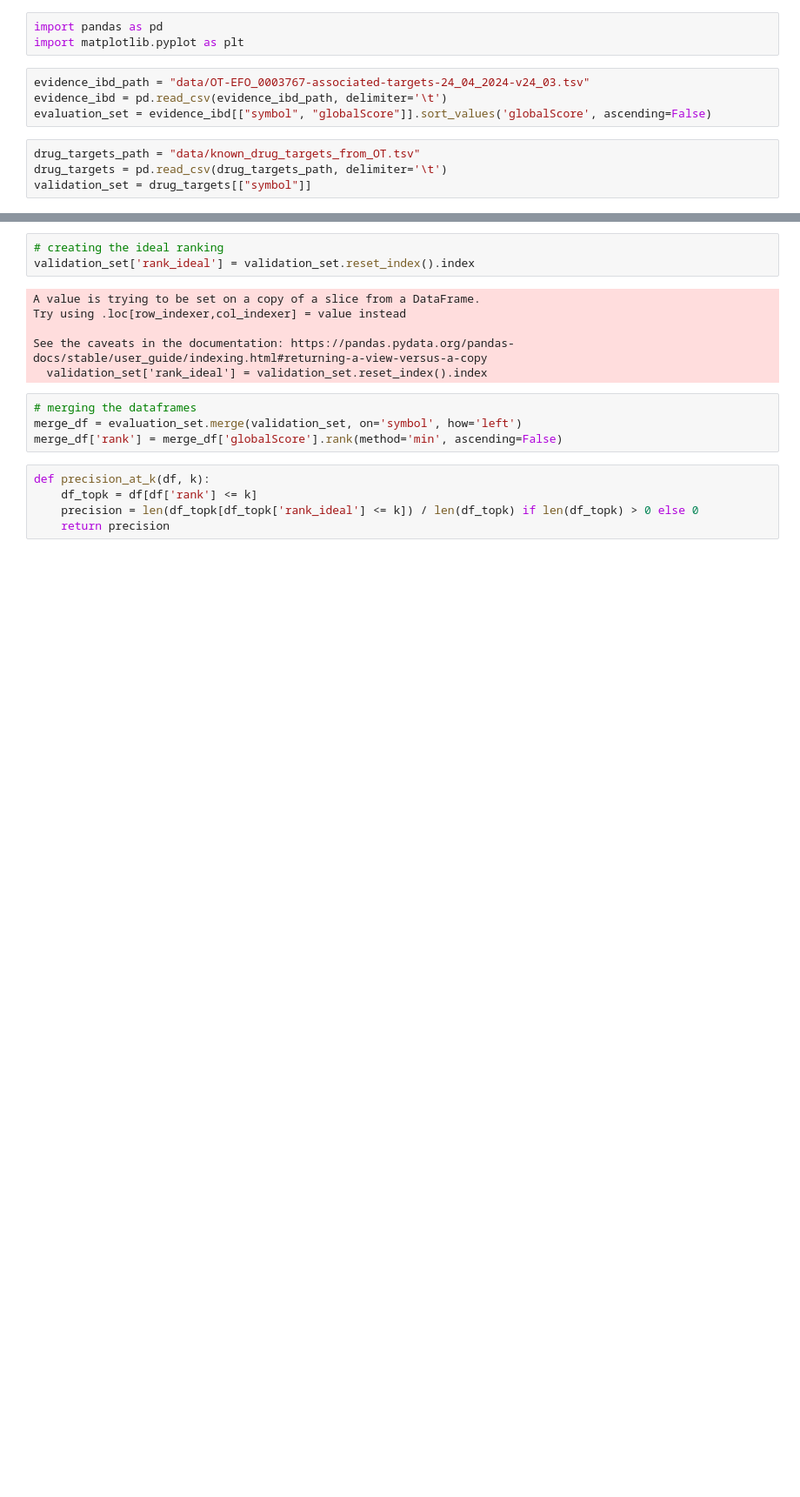
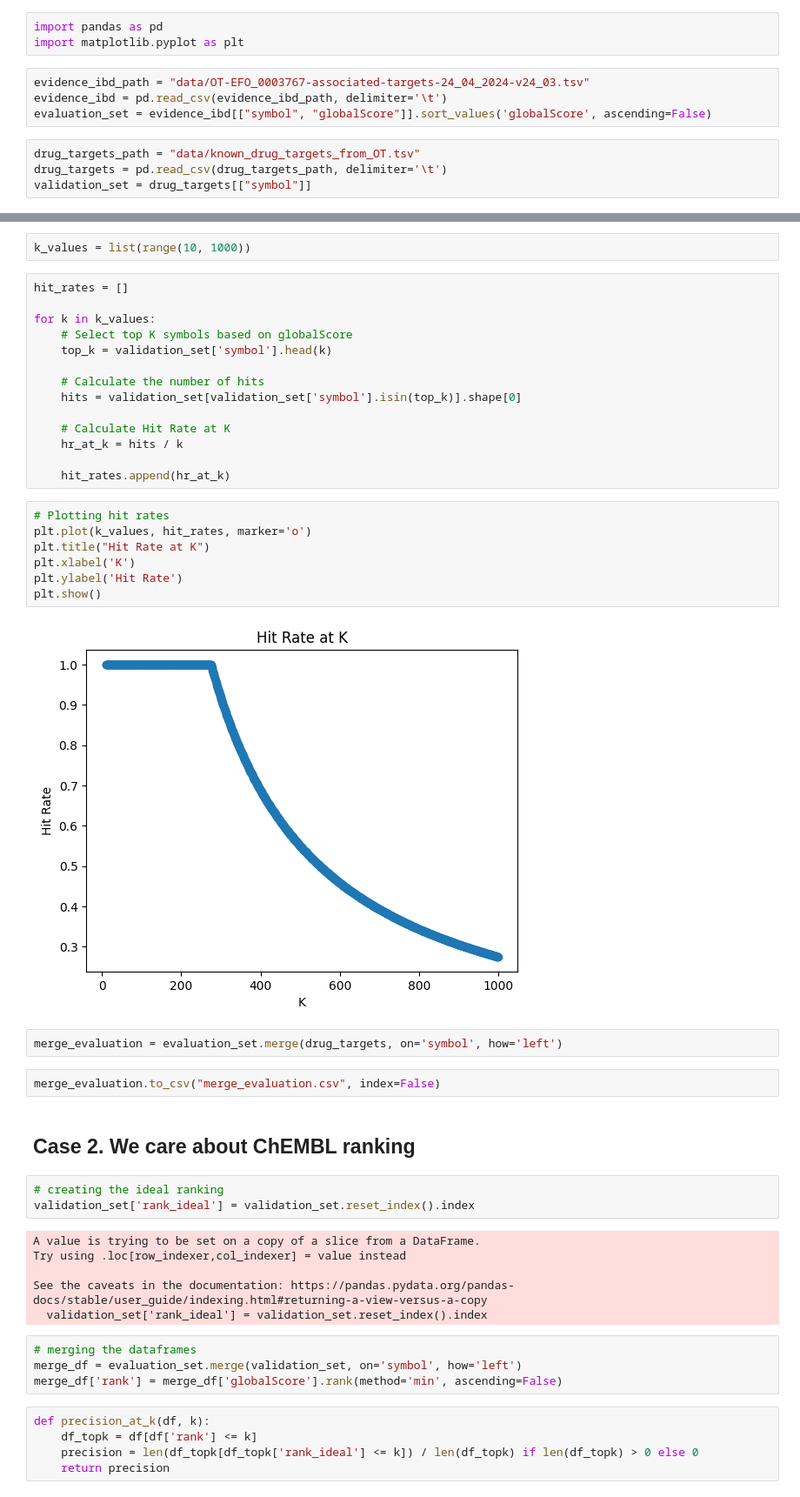
Before and after one commit to polrus/IBD_target_engine, a Jupyter notebook: mvp/ibd_engine_mvp.ipynb, the cells around one changed output, grey strips where cells are left out. Shown at 87% size. Cells and saved outputs as stored; diff of their text form; blank space fills up the shorter version.

Commit message:
hit rate incorporated

```diff
--- a/mvp/ibd_engine_mvp.ipynb
+++ b/mvp/ibd_engine_mvp.ipynb
@@ -31,3 +41,34 @@ validation_set = drug_targets[["symbol"]]
+# %%
+k_values = list(range(10, 1000))
+# %%
+hit_rates = []
+
+for k in k_values:
+    # Select top K symbols based on globalScore
+    top_k = validation_set['symbol'].head(k)
+
+    # Calculate the number of hits
+    hits = validation_set[validation_set['symbol'].isin(top_k)].shape[0]
+
+    # Calculate Hit Rate at K
+    hr_at_k = hits / k
+
+    hit_rates.append(hr_at_k)
+# %%
+# Plotting hit rates
+plt.plot(k_values, hit_rates, marker='o')
+plt.title("Hit Rate at K")
+plt.xlabel('K')
+plt.ylabel('Hit Rate')
+plt.show()
+# %% [output]
+[figure, added]
+# %%
+merge_evaluation = evaluation_set.merge(drug_targets, on='symbol', how='left')
+# %%
+merge_evaluation.to_csv("merge_evaluation.csv", index=False)
+# %% [markdown]
+## Case 2. We care about ChEMBL ranking
 # %%
 # creating the ideal ranking
 validation_set['rank_ideal'] = validation_set.reset_index().index
```
Also changed, not shown: parts of 3 cells of this notebook, 2 other files.
